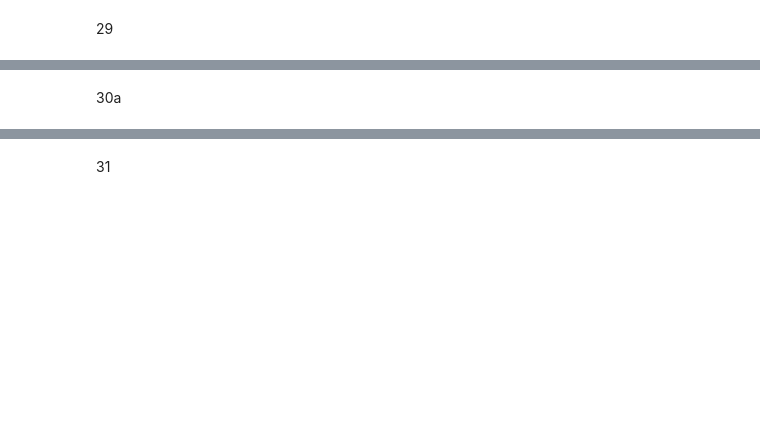
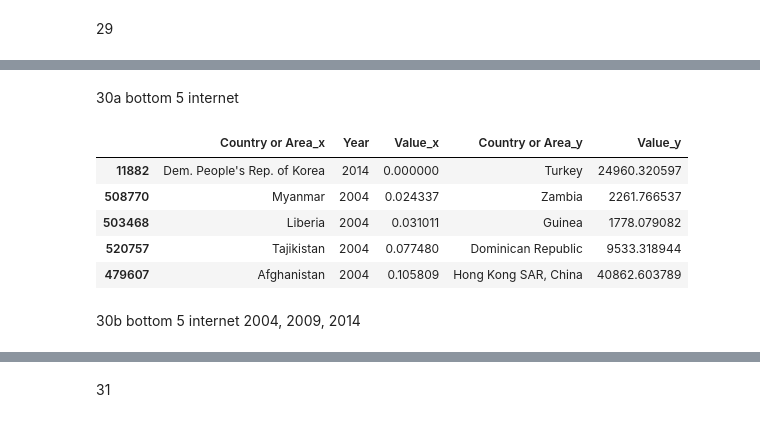
Before and after one commit to NSS-Data-Analytics-Cohort-7/gdp-and-internet-usage-bryanacolson, a Jupyter notebook: Notebook/gap_jupyter.ipynb, the cells around one changed output, grey strips where cells are left out. Saved outputs shown, nothing was run; the diff lists cells and outputs as text; code cells hidden in the pictures; blank space fills up the shorter version.

```diff
--- a/Notebook/gap_jupyter.ipynb
+++ b/Notebook/gap_jupyter.ipynb
@@ -380,4 +383,11 @@ plt.show
 # %% [markdown]
-30a
+30a bottom 5 internet
 # %%
-filtered_df3.sort_values('Value_x', ascending=False).drop_duplicates('Country or Area_x').tail(5).sort_values('Value_x')
+filtered_df3.sort_values('Value_x', ascending=False).drop_duplicates('Value_x').tail(5).sort_values('Value_x')
+# %% [output]
+|  | Country or Area_x | Year | Value_x | Country or Area_y | Value_y |
+| 11882 | Dem. People's Rep. of Korea | 2014 | 0.000000 | Turkey | 24960.320597 |
+| 508770 | Myanmar | 2004 | 0.024337 | Zambia | 2261.766537 |
+| 503468 | Liberia | 2004 | 0.031011 | Guinea | 1778.079082 |
+| 520757 | Tajikistan | 2004 | 0.077480 | Dominican Republic | 9533.318944 |
+| 479607 | Afghanistan | 2004 | 0.105809 | Hong Kong SAR, China | 40862.603789 |
@@ -386 +394,3 @@ filtered_df3.sort_values('Value_x', ascending=False).drop_duplicates('Country or
+# %% [markdown]
+30b bottom 5 internet 2004, 2009, 2014
 # %%
```
Also changed, not shown: parts of 14 cells of this notebook.
